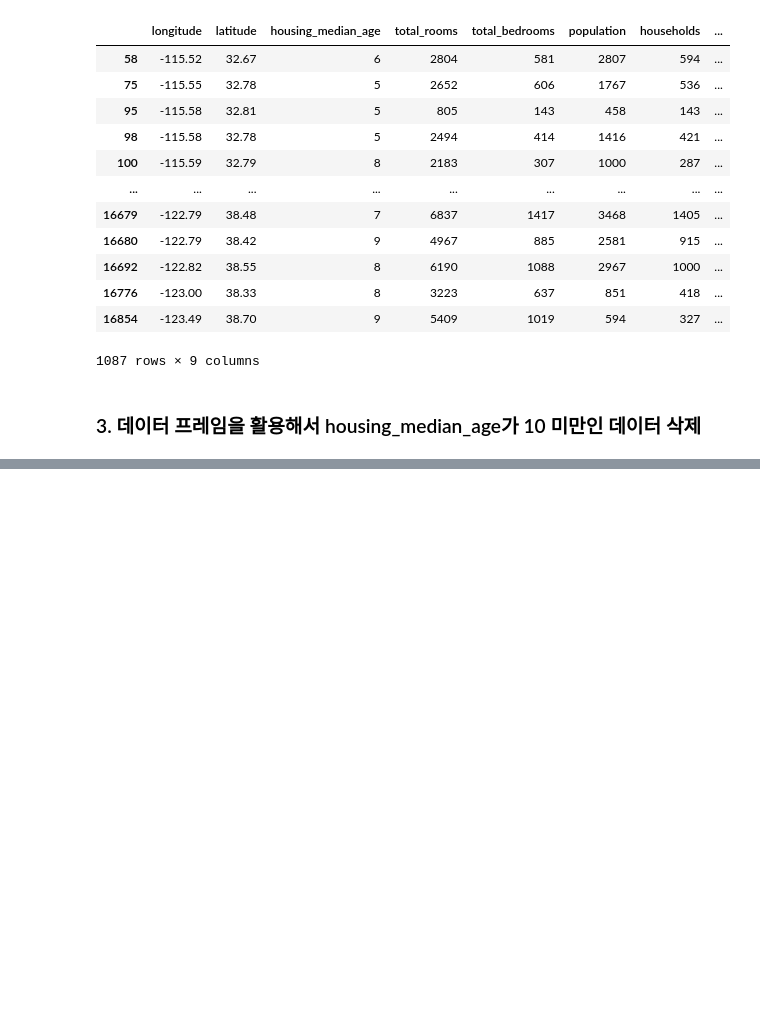
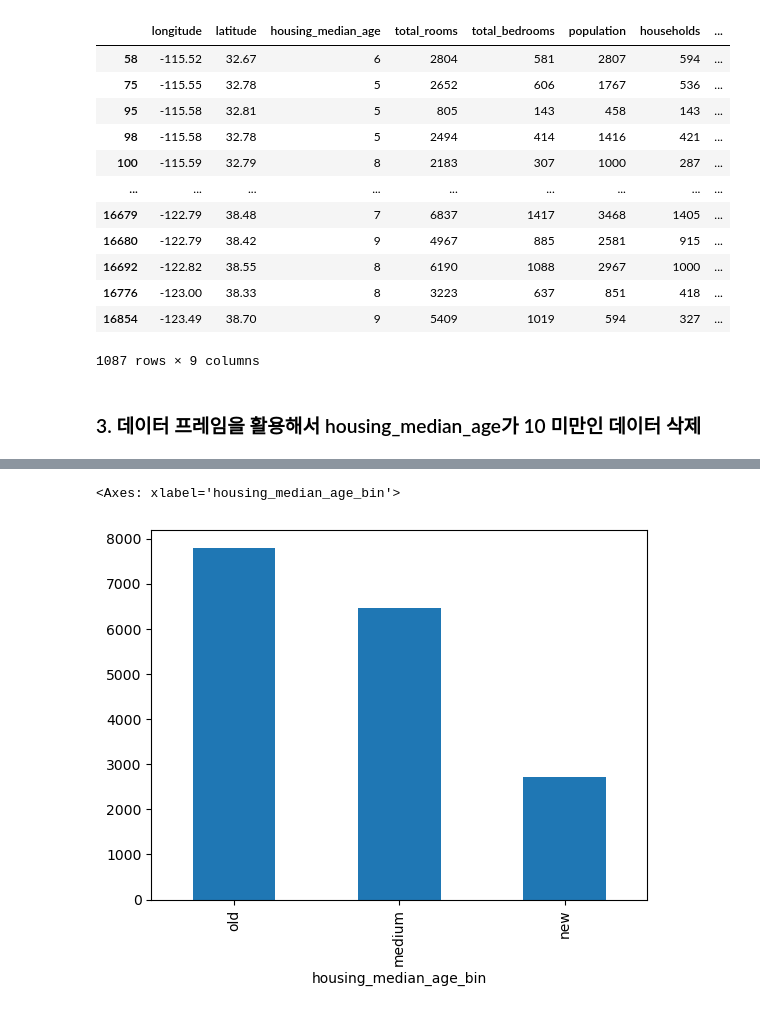
Before and after one commit to jo4086/python_study, a Jupyter notebook: 01_머신러닝/test.ipynb, the cells around one changed output, grey strips where cells are left out. Cells and saved outputs as stored; diff of their text form; code cells hidden in the pictures; blank space fills up the shorter version.

```diff
--- a/01_머신러닝/test.ipynb
+++ b/01_머신러닝/test.ipynb
@@ -293,0 +351,8 @@ NameError: name 'train' is not defined
+# %%
+train[f'{col3}_bin'] = pd.cut(
+    train[col3],
+    bins=[0, 15, 30, 60],
+    labels=['new', 'medium', 'old']
+)
+
+train
@@ -293,0 +373,5 @@ NameError: name 'train' is not defined
+# %%
+train[f'{col3}_bin'].value_counts().plot(kind='bar')
+# %% [output]
+<Axes: xlabel='housing_median_age_bin'>
+[figure, added]
```
Also changed, not shown: parts of 32 cells of this notebook, 3 other files.
